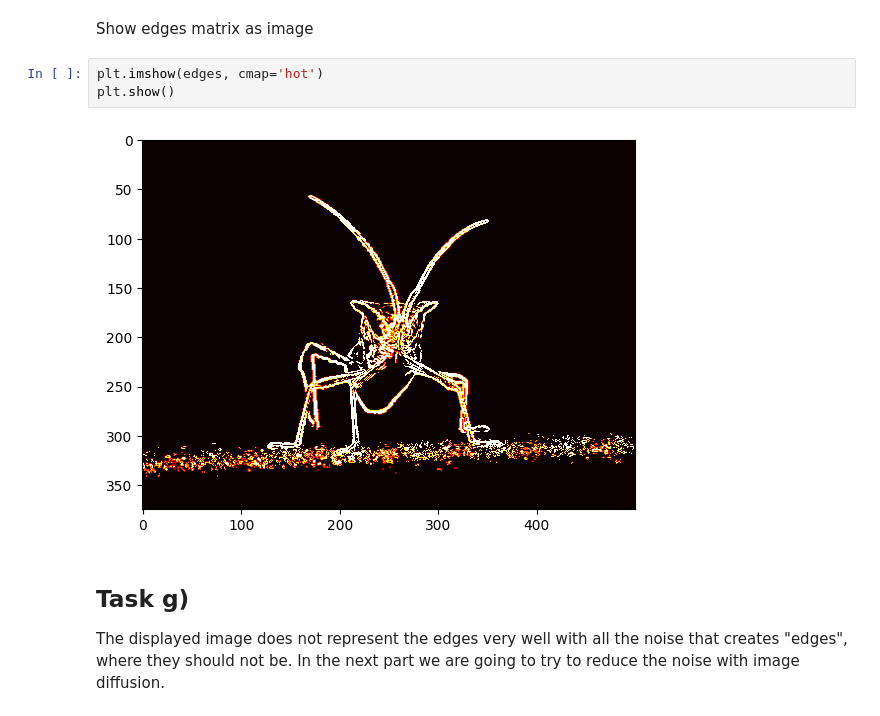
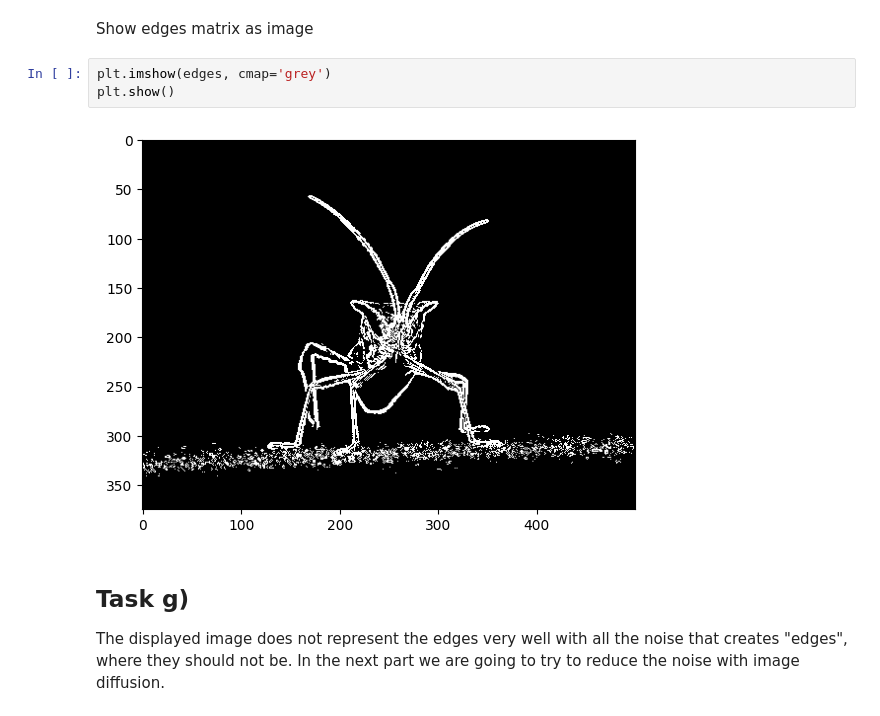
Before and after one commit to JoachimCode/ImageDiffusion, a Jupyter notebook: Bildebehandling,_diffusjon_og_Prims_algoritme.ipynb, the cells around one changed output. Saved outputs shown, nothing was run; the diff lists cells and outputs as text.

```diff
--- a/Bildebehandling,_diffusjon_og_Prims_algoritme.ipynb
+++ b/Bildebehandling,_diffusjon_og_Prims_algoritme.ipynb
@@ -149,10 +149,10 @@ edges = vDetermineEdge(fgradabs, 0.1)
 # %% [markdown]
 Show edges matrix as image
 # %%
-plt.imshow(edges, cmap='hot')
+plt.imshow(edges, cmap='grey')
 plt.show()
 # %% [output]
-[figure, old version]
+[figure, new version]
 # %% [markdown]
 ## Task g)
 The displayed image does not represent the edges very well with all the noise that creates "edges", where they should not be. In the next part we are going to try to reduce the noise with image diffusion.
```
Also changed, not shown: parts of 4 cells of this notebook.
